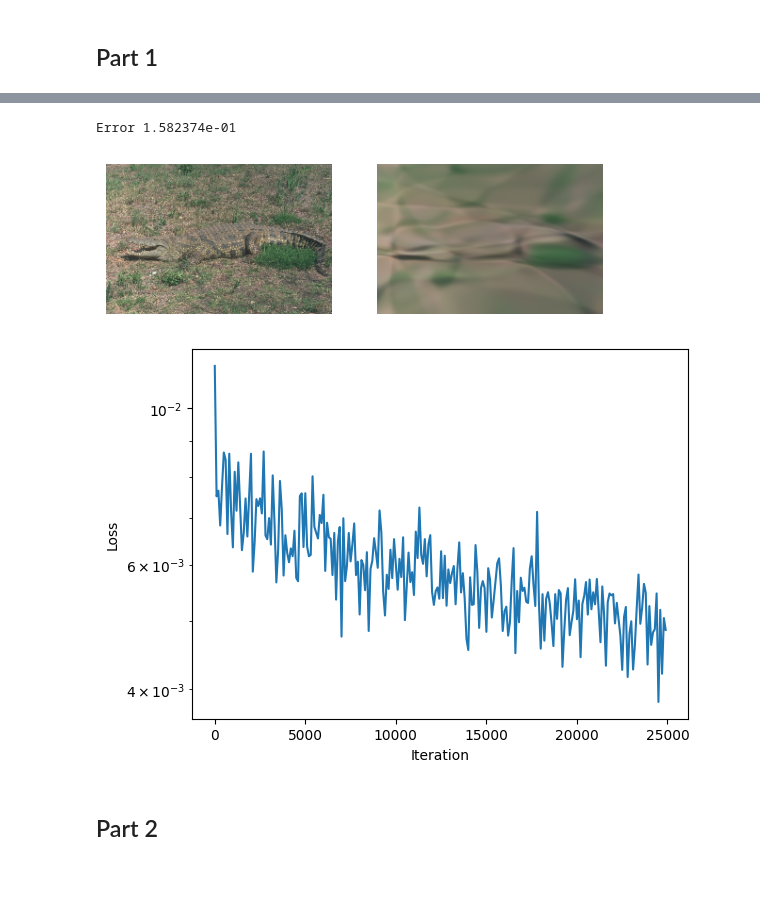
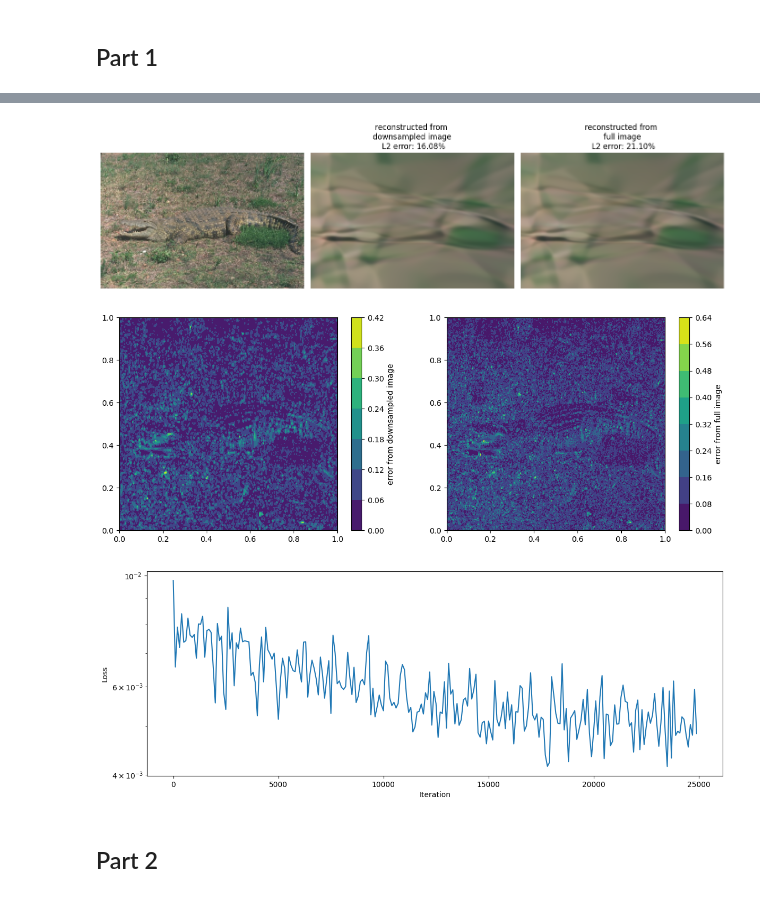
Before and after one commit to cnagata2002/ENM5310, a Jupyter notebook: HW/HW2/coding_assignment2.ipynb, the cells around one changed output, grey strips where cells are left out. Saved outputs shown, nothing was run; the diff lists cells and outputs as text; code cells hidden in the pictures.

```diff
--- a/HW/HW2/coding_assignment2.ipynb
+++ b/HW/HW2/coding_assignment2.ipynb
@@ -101,5 +135,8 @@ The [Flax MLP notebook](https://github.com/PredictiveIntelligenceLab/ENM5310/blo
 # %%
-img = Image.open("130034.jpg")
+image_path = "/content/drive/MyDrive/130034.jpg"
+image_path = "130034.jpg"
+
+img = Image.open(image_path)
 img = jnp.asarray(img)
 print(img.shape)
 
@@ -141,6 +178,15 @@ X = jnp.stack([row_grid, col_grid], axis=-1).reshape(-1,2)
 Y = jnp.asarray(img_downsampled).reshape(-1, 3)
 print(X.shape)
 print(Y.shape)
+
+height_test, width_test = img.shape[:2]
+rows_test = jnp.linspace(0,1,height_test)
+cols_test = jnp.linspace(0,1,width_test)
+row_grid_test, col_grid_test = jnp.meshgrid(rows_test, cols_test, indexing="ij")
+
+X_test = jnp.stack([row_grid_test, col_grid_test], axis=-1).reshape(-1,2)
+img = img/255
+Y_test = jnp.asarray(img).reshape(-1, 3)
 # %% [output]
 (321, 481, 3)
 (160, 240, 3)
@@ -281,7 +327,7 @@ batch = next(data)
 arch = MLP(num_layers=3,
            hidden_dim=128,
            output_dim=3)
-model = MLPregression(arch, batch)
+model_MLP = MLPregression(arch, batch)
 # %% [output]
                                   MLP Summary
 ┏━━━━━━━━━┳━━━━━━━━┳━━━━━━━━━━━━━━━━━━┳━━━━━━━━━━━━━━━━━━┳━━━━━━━━━━━━━━━━━━━━━┓
@@ -301,30 +347,52 @@ model = MLPregression(arch, batch)
 
                       Total Parameters: 33,795 (135.2 KB)
 # %%
-model.train(dataset, nIter=25000)
+model_MLP.train(dataset, nIter=25000)
 # %%
-Y_pred = model.model.apply(model.params, X)
+Y_pred_full = model_MLP.model.apply(model_MLP.params, X_test)
+img_reconstructed_full = Y_pred_full.reshape(height_test, width_test, 3)
+
+Y_pred = model_MLP.model.apply(model_MLP.params, X)
 img_reconstructed = Y_pred.reshape(height, width, 3)
 
-error = jnp.linalg.norm(Y_pred - Y)/jnp.linalg.norm(Y)
-print('Error %e' %(error))
+
+error_full = img-img_reconstructed_full
+error_full = np.average(abs(error_full), axis = -1)
+
+error = img_downsampled-img_reconstructed
+error = np.average(abs(error), axis = -1)
+
+l2error_full = jnp.linalg.norm(Y_pred_full - Y_test)/jnp.linalg.norm(Y_test)
+
+l2error = jnp.linalg.norm(Y_pred - Y)/jnp.linalg.norm(Y)
+
+fig, ax = plt.subplots(1,3)
+ax[0].imshow(img)
+ax[1].imshow(img_reconstructed)
+ax[2].imshow(img_reconstructed_full)
+ax[0].axis("off")
+ax[1].axis("off")
+ax[2].axis("off")
+ax[1].set_title(f"reconstructed from \n downsampled image \n L2 error: {l2error:.2%}")
+ax[2].set_title(f"reconstructed from \n full image \n L2 error: {l2error_full:.2%}")
+plt.tight_layout()
 
 fig, ax = plt.subplots(1,2)
-ax[0].imshow(img_downsampled)
-ax[1].imshow(img_reconstructed)
-ax[0].axis("off")
-ax[1].axis("off")
+err_full = ax[1].contourf(col_grid_test,1-row_grid_test, error_full)
+fig.colorbar(err_full, label = "error from full image", ax = ax[1])
+err = ax[0].contourf(col_grid,1-row_grid, error)
+fig.colorbar(err, label = "error from downsampled image", ax = ax[0])
 
 plt.figure()
-plt.plot(jnp.arange(len(model.loss_log)) * 100,jnp.array(model.loss_log))
+plt.plot(jnp.arange(len(model_MLP.loss_log)) * 100,jnp.array(model_MLP.loss_log))
 plt.yscale('log')
 plt.xlabel('Iteration')
 plt.ylabel('Loss')
 plt.show()
 # %% [output]
-Error 1.582374e-01
-[figure, old version]
+[figure, new version]
-[figure, old version]
+[figure, new version]
+[figure, added]
 # %% [markdown]
 ## Part 2
 # %%
```
Also changed, not shown: parts of 48 cells of this notebook, 1 other file.
